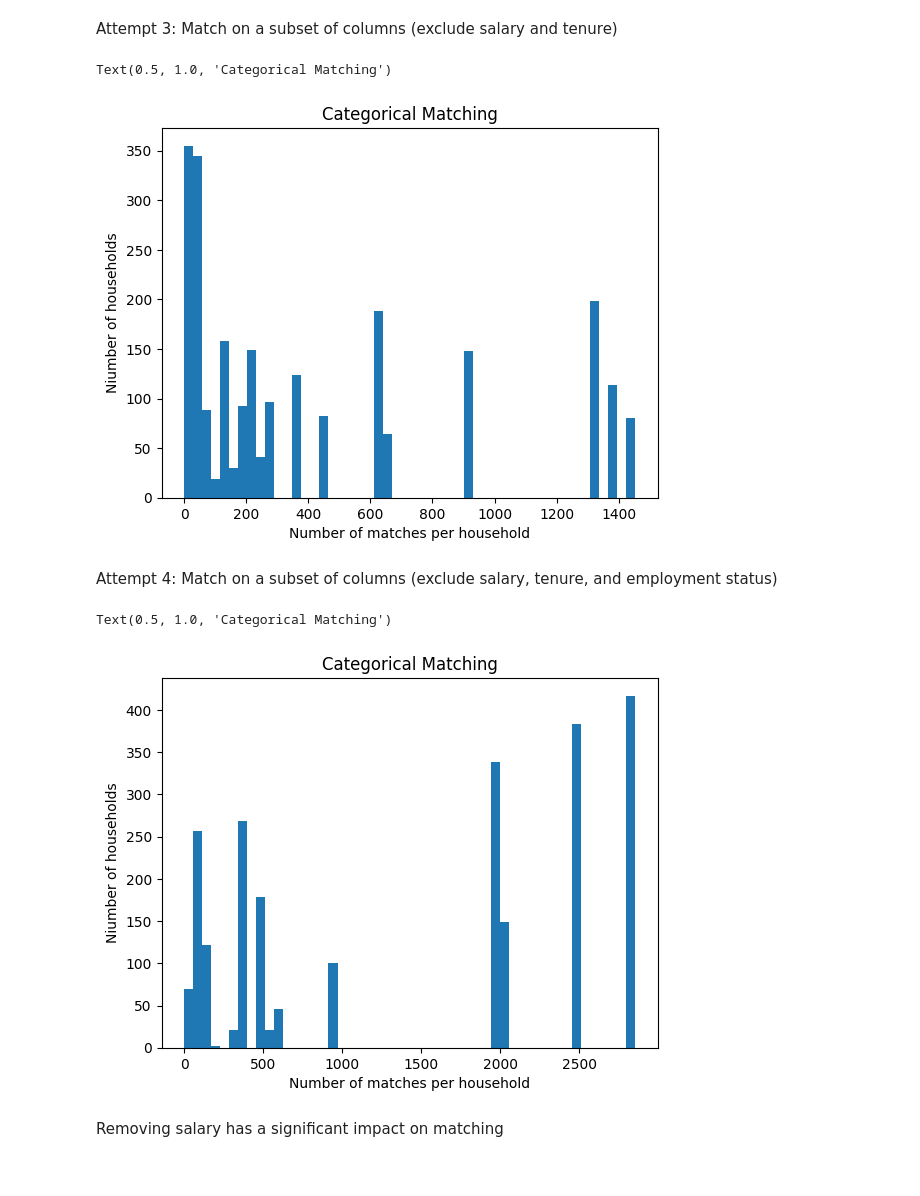
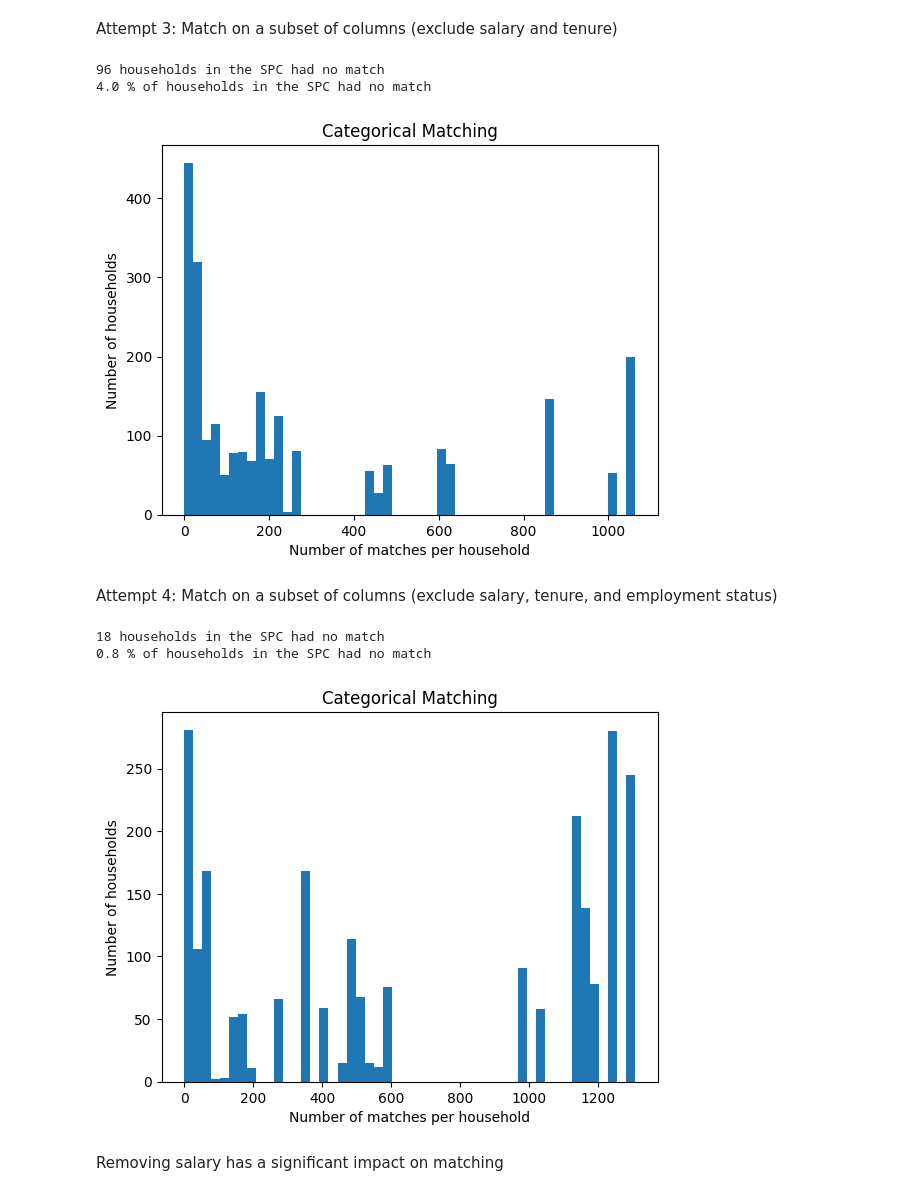
Before and after one commit to Urban-Analytics-Technology-Platform/acbm, a Jupyter notebook: notebooks/statistical_matching.ipynb, the cells around one changed output. Saved outputs shown, nothing was run; the diff lists cells and outputs as text; code cells hidden in the pictures.

```diff
--- a/notebooks/statistical_matching.ipynb
+++ b/notebooks/statistical_matching.ipynb
@@ -480,3 +591,14 @@ plt.show()
+# %%
+nts_pensioners = count_per_group(df = nts_individuals_filtered,
+                                 group_col='HouseholdID',
+                                 count_col='OfPenAge_B01ID',
+                                 values=[1],
+                                 value_names=['num_pension_age_nts'])
+
+nts_pensioners.head()
+
+# join onto the nts household df
+nts_households_filtered = nts_households_filtered.merge(nts_pensioners, left_on='HouseholdID', right_index=True, how='left')
 # %% [markdown]
 #### Number of cars
 
@@ -602,7 +713,7 @@ Prepare SPC df for matching
 spc_matching = spc_edited[[
     'hid',
     'salary_yearly_hh_cat', 'num_adults',
-    'num_children', 'pwkstat_NTS_match',
+    'num_children', 'num_pension_age', 'pwkstat_NTS_match',
     'num_cars', 'tenure_spc_for_matching']]
 
 # edit the df so that we have one row per hid
@@ -630,7 +741,7 @@ Prepare NTS df for matching
 # %%
 nts_matching = nts_households_filtered[[
     'HouseholdID','HHIncome2002_B02ID',
-    'HHoldNumAdults', 'HHoldNumChildren',
+    'HHoldNumAdults', 'HHoldNumChildren', 'num_pension_age_nts',
     'HHoldEmploy_B01ID', 'NumCar_SPC_match',
     'tenure_nts_for_matching']]
 
@@ -651,7 +762,7 @@ nts_matching.head(10)
 Dictionary of matching columns. We extract column names from this dictioary when matching on a subset of the columns
 # %%
 # column_names (keys) for the dictionary
-matching_ids = ['household_id', 'yearly_income', 'number_adults', 'number_children', 'employment_status', 'number_cars', 'tenure_status']
+matching_ids = ['household_id', 'yearly_income', 'number_adults', 'number_children', 'num_pension_age', 'employment_status', 'number_cars', 'tenure_status']
 
 # i want the value to be a list with spc_matching and nts_matching
 matching_dfs_dict = {column_name: [spc_value, nts_value] for column_name, spc_value, nts_value in zip(matching_ids, spc_matching, nts_matching)}
@@ -728,7 +849,7 @@ Attempt 3: Match on a subset of columns (exclude salary and tenure)
 # %%
 
 # columns for matching
-keys = ['number_adults', 'number_children', 'employment_status', 'number_cars']
+keys = ['number_adults', 'number_children', 'num_pension_age', 'employment_status', 'number_cars']
 # extract equivalent column names from dictionary
 spc_cols = [matching_dfs_dict[key][0] for key in keys]
 nts_cols = [matching_dfs_dict[key][1] for key in keys]
@@ -748,41 +869,51 @@ spc_nts_3_hist = spc_nts_3.drop_duplicates(subset='hid')
 # plot a histogram of the counts and label the axis and title
 plt.hist(spc_nts_3_hist['count'], bins=50)
 plt.xlabel('Number of matches per household')
-plt.ylabel('Niumber of households')
+plt.ylabel('Number of households')
 plt.title('Categorical Matching')
+
+
+print(spc_nts_3_hist[spc_nts_3_hist['count'] == 0].shape[0], "households in the SPC had no match")
+print(round((spc_nts_3_hist[spc_nts_3_hist['count'] == 0].shape[0] / spc_matching['hid'].unique().shape[0]) * 100, 1), "% of households in the SPC had no match")
 # %% [output]
-Text(0.5, 1.0, 'Categorical Matching')
+96 households in the SPC had no match
+4.0 % of households in the SPC had no match
-[figure, old version]
+[figure, new version]
 # %% [markdown]
 Attempt 4: Match on a subset of columns (exclude salary, tenure, and employment status)
 # %%
 
 # columns for matching
-keys = ['number_adults', 'number_children', 'number_cars']
+keys = ['number_adults', 'number_children', 'num_pension_age', 'number_cars']
 # extract equivalent column names from dictionary
 spc_cols = [matching_dfs_dict[key][0] for key in keys]
 nts_cols = [matching_dfs_dict[key][1] for key in keys]
 
 # matc
 spc_nts_4 = spc_matching.merge(nts_matching,
                                left_on= spc_cols,
                                right_on= nts_cols,
                                how = 'left')
 
 # Calculate how many rows from nts_matching are matched onto each hid in spc_matching,
 spc_nts_4['count'] = spc_nts_4.groupby('hid')['HouseholdID'].transform('count')
 
 spc_nts_4_hist = spc_nts_4.drop_duplicates(subset='hid')
 
 
 # plot a histogram of the counts and label the axis and title
 plt.hist(spc_nts_4_hist['count'], bins=50)
 plt.xlabel('Number of matches per household')
-plt.ylabel('Niumber of households')
+plt.ylabel('Number of households')
 plt.title('Categorical Matching')
+
+
+print(spc_nts_4_hist[spc_nts_4_hist['count'] == 0].shape[0], "households in the SPC had no match")
+print(round((spc_nts_4_hist[spc_nts_4_hist['count'] == 0].shape[0] / spc_matching['hid'].unique().shape[0]) * 100, 1), "% of households in the SPC had no match")
 # %% [output]
-Text(0.5, 1.0, 'Categorical Matching')
+18 households in the SPC had no match
+0.8 % of households in the SPC had no match
-[figure, old version]
+[figure, new version]
 # %% [markdown]
 Removing salary has a significant impact on matching
 # %%
```
Also changed, not shown: parts of 32 cells of this notebook, 1 other file.
